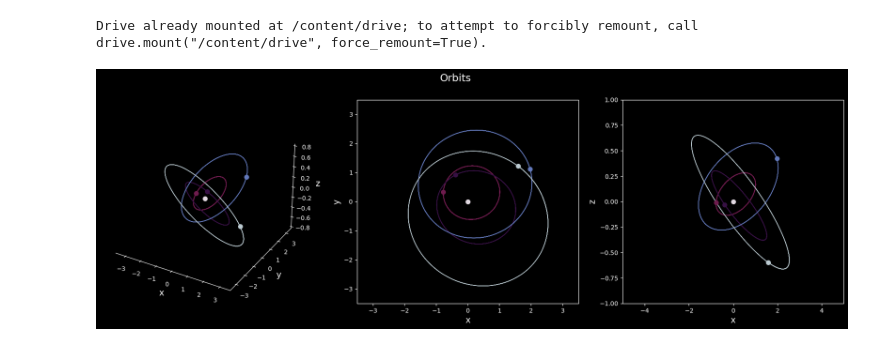
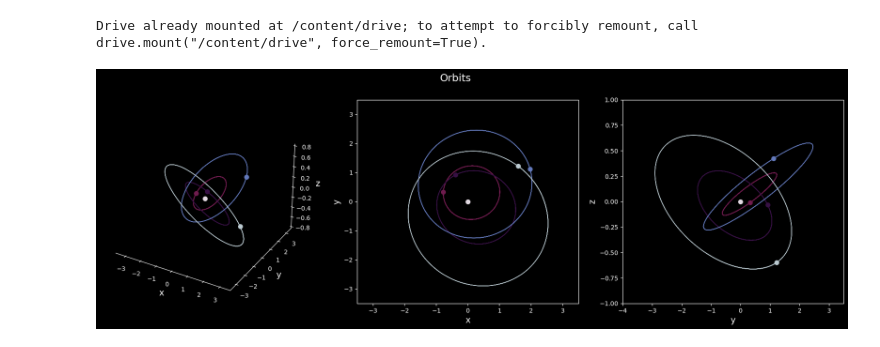
Before and after one commit to hpparvi/ull_tp_2425, a Jupyter notebook: exercises/pc/ex1/orbits plot and animation/plot_orbits.ipynb, the cells around one changed output. Saved outputs shown, nothing was run; the diff lists cells and outputs as text; code cells hidden in the pictures.

Commit message:
Changed a subplot in orbits animation

```diff
--- a/exercises/pc/ex1/orbits plot and animation/plot_orbits.ipynb
+++ b/exercises/pc/ex1/orbits plot and animation/plot_orbits.ipynb
@@ -85,13 +85,13 @@ ax_2d_1.set_ylim(-3.5, 3.5)
 ax_2d_1.set_xlabel('x')
 ax_2d_1.set_ylabel('y')
 
-# 2D subplot: x-z plane
+# 2D subplot: y-z plane
 ax_2d_2 = fig.add_subplot(133)
 orbit_lines3 = [ax_2d_2.plot([], [], ls='-', linewidth=1)[0] for _ in range(n_bodies)]  # Lines for 2D orbits
 stars3 = [ax_2d_2.plot([], [], 'o', markersize=7)[0] for _ in range(n_bodies)]  # Markers for bodies
-ax_2d_2.set_xlim(-5, 5)
+ax_2d_2.set_xlim(-4, 3.5)
 ax_2d_2.set_ylim(-1, 1)
-ax_2d_2.set_xlabel('x')
+ax_2d_2.set_xlabel('y')
 ax_2d_2.set_ylabel('z')
 
 # Initialization function
@@ -112,7 +112,7 @@ def init():
         star.set_data([], [])
         star.set_color(color)
 
-    # Initialize the second 2D plot (x-z plane)
+    # Initialize the second 2D plot (y-z plane)
     for line, star, color in zip(orbit_lines3, stars3, orbit_colors):
         line.set_data([], [])
         line.set_color(color)
@@ -120,37 +120,37 @@ def init():
         star.set_color(color)
 
     # Return all the animated objects
     return orbit_lines1 + stars1 + orbit_lines2 + stars2 + orbit_lines3 + stars3
 
 # Animation function
 def animate(i):
     # Update 3D plot (x, y, z coordinates over time)
     for j, (line, star) in enumerate(zip(orbit_lines1, stars1)):
         line.set_data(x_coords[j][:i], y_coords[j][:i])
         line.set_3d_properties(z_coords[j][:i])
         star.set_data(x_coords[j][i], y_coords[j][i])
         star.set_3d_properties(z_coords[j][i])
 
     # Update the 2D x-y plot
     for j, (line, star) in enumerate(zip(orbit_lines2, stars2)):
         line.set_data(x_coords[j][:i], y_coords[j][:i])
         star.set_data(x_coords[j][i], y_coords[j][i])
 
-    # Update the 2D x-z plot
+    # Update the 2D y-z plot
     for j, (line, star) in enumerate(zip(orbit_lines3, stars3)):
-        line.set_data(x_coords[j][:i], z_coords[j][:i])
-        star.set_data(x_coords[j][i], z_coords[j][i])
+        line.set_data(y_coords[j][:i], z_coords[j][:i])
+        star.set_data(y_coords[j][i], z_coords[j][i])
 
     # Return all the updated animated objects
     return orbit_lines1 + stars1 + orbit_lines2 + stars2 + orbit_lines3 + stars3
 
 # Create the animation object with FuncAnimation
 ani = FuncAnimation(fig, animate, frames=n, init_func=init, interval=30, blit=True, repeat=True)
 
 # Save the animation to a video file
 ani.save('orbit_animation.mp4', writer='ffmpeg', fps=30)
 # %% [output]
-[figure, old version]
+[figure, new version]
 # %%
 # Play the animation
 mp4 = open('orbit_animation.mp4','rb').read()
```
Also changed, not shown: 2 other files.
